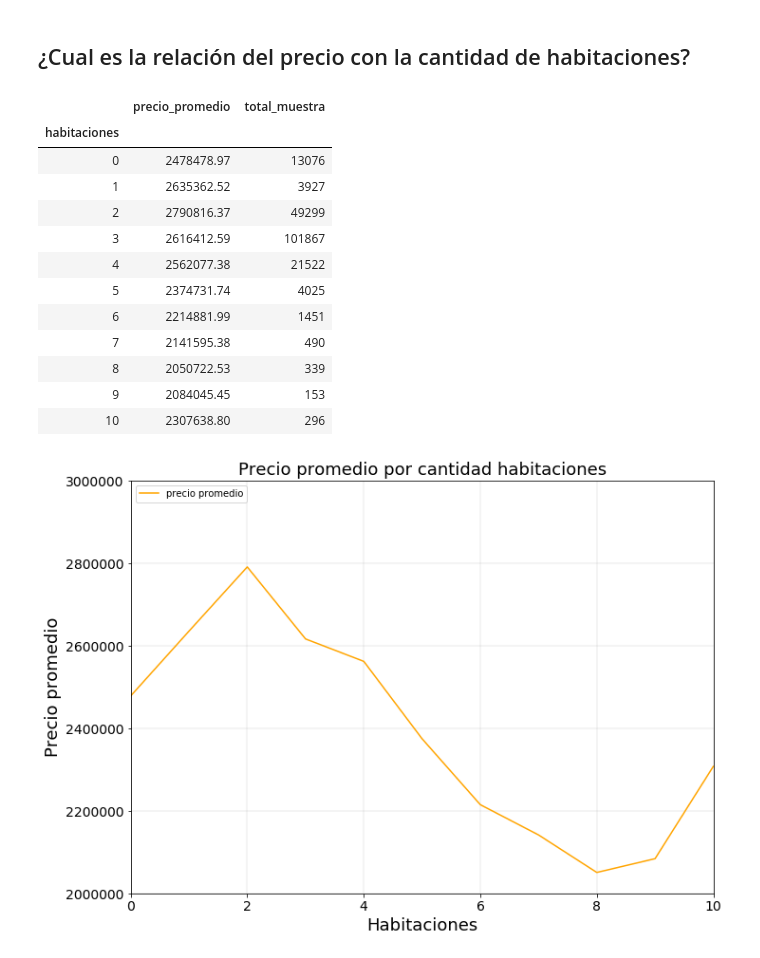
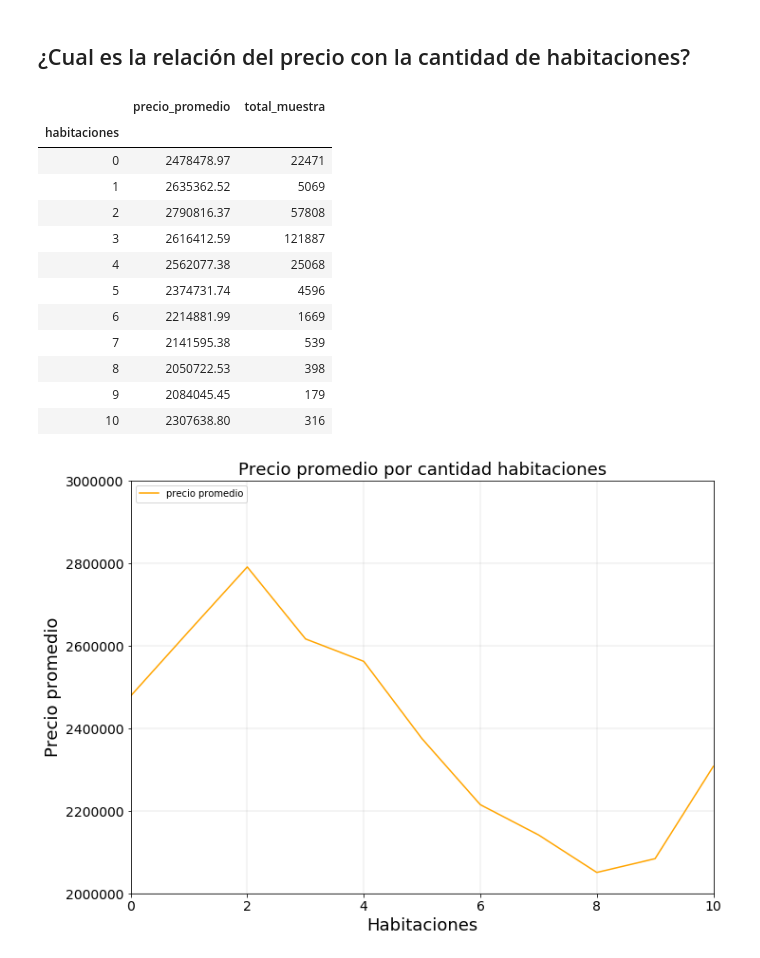
Before and after one commit to cessar5/7506_20192C, a Jupyter notebook: tp1-v2.ipynb, the cells around one changed output. Drawn from its saved outputs; the diff is of its cells as text; code cells hidden in the pictures.

```diff
--- a/tp1-v2.ipynb
+++ b/tp1-v2.ipynb
@@ -410,24 +422,24 @@ No es de mucha utilidad pero sirve para ver el crecimiento de publicaciones en 2
 # %% [markdown]
 ## ¿Cual es la relación del precio con la cantidad de habitaciones?
 # %%
-dfZP_GBy_habitaciones = dfZP2.groupby('habitaciones').agg({'precio': ['mean', 'count']})
+dfZP_GBy_habitaciones = dfZP.groupby('habitaciones').agg({'precio': ['mean', 'count']})
 dfZP_GBy_habitaciones.columns = ['precio_promedio', 'total_muestra']
 dfZP_GBy_habitaciones['precio_promedio'] = round(dfZP_GBy_antiguedad.precio_promedio, 2)
 dfZP_GBy_habitaciones
 # %% [output]
 |  | precio_promedio | total_muestra |
 | habitaciones |  |  |
-| 0 | 2478478.97 | 13076 |
-| 1 | 2635362.52 | 3927 |
-| 2 | 2790816.37 | 49299 |
-| 3 | 2616412.59 | 101867 |
-| 4 | 2562077.38 | 21522 |
-| 5 | 2374731.74 | 4025 |
-| 6 | 2214881.99 | 1451 |
-| 7 | 2141595.38 | 490 |
-| 8 | 2050722.53 | 339 |
-| 9 | 2084045.45 | 153 |
-| 10 | 2307638.80 | 296 |
+| 0 | 2478478.97 | 22471 |
+| 1 | 2635362.52 | 5069 |
+| 2 | 2790816.37 | 57808 |
+| 3 | 2616412.59 | 121887 |
+| 4 | 2562077.38 | 25068 |
+| 5 | 2374731.74 | 4596 |
+| 6 | 2214881.99 | 1669 |
+| 7 | 2141595.38 | 539 |
+| 8 | 2050722.53 | 398 |
+| 9 | 2084045.45 | 179 |
+| 10 | 2307638.80 | 316 |
 # %%
 dfZP_GBy_habitaciones['precio_promedio'].plot(rot=0,figsize=(11,8),color='Orange', fontsize=14,x_compat=True, ylim=(2000000, 3000000))
 plt.grid(color='grey', linestyle='-', linewidth=0.2, alpha=0.8)
```
Also changed, not shown: parts of 18 cells of this notebook, 1 other file.
